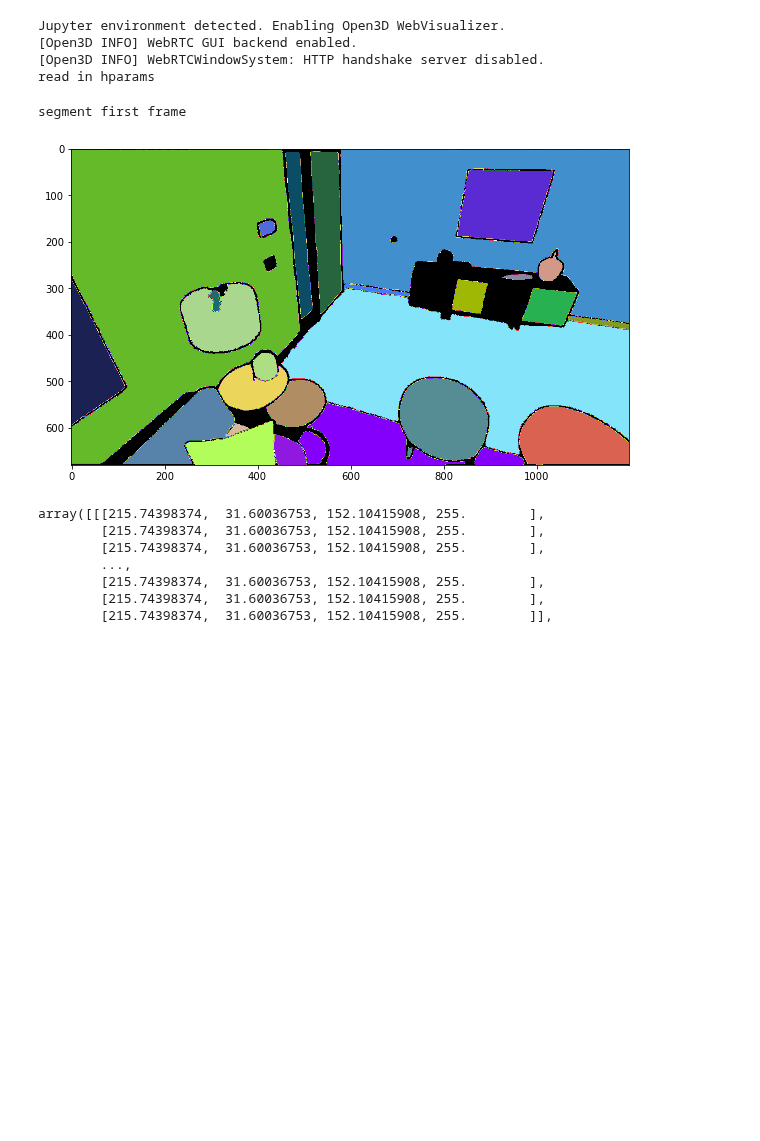
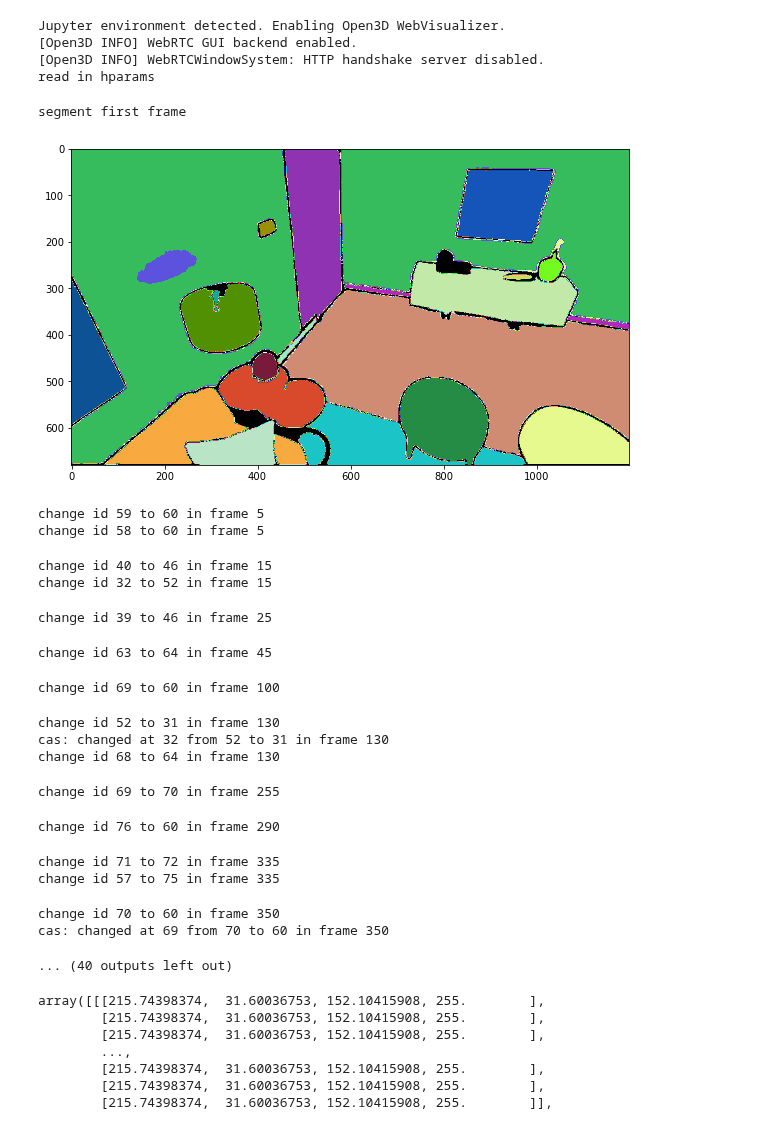
Before and after one commit to doginono/SceneSAM, a Jupyter notebook: test_segmenter.ipynb, the cells around one changed output. Saved outputs shown, nothing was run; the diff lists cells and outputs as text; code cells hidden in the pictures; blank space fills up the shorter version.

Commit message:
segmenter bug fixes and more

```diff
--- a/test_segmenter.ipynb
+++ b/test_segmenter.ipynb
@@ -49,10 +56,27 @@ Jupyter environment detected. Enabling Open3D WebVisualizer.
 [Open3D INFO] WebRTCWindowSystem: HTTP handshake server disabled.
 read in hparams
 # %%
-frames = segmenter.run()
+frames = segmenter.run(max = 1000)
 # %% [output]
 segment first frame
-[figure, old version]
+[figure, new version]
+change id 59 to 60 in frame 5
+change id 58 to 60 in frame 5
+change id 40 to 46 in frame 15
+change id 32 to 52 in frame 15
+change id 39 to 46 in frame 25
+change id 63 to 64 in frame 45
+change id 69 to 60 in frame 100
+change id 52 to 31 in frame 130
+cas: changed at 32 from 52 to 31 in frame 130
+change id 68 to 64 in frame 130
+change id 69 to 70 in frame 255
+change id 76 to 60 in frame 290
+change id 71 to 72 in frame 335
+change id 57 to 75 in frame 335
+change id 70 to 60 in frame 350
+cas: changed at 69 from 70 to 60 in frame 350
+... (40 outputs left out)
 # %%
 import glob
 from PIL import Image
```
Also changed, not shown: parts of 2 cells of this notebook, 8 other files.
